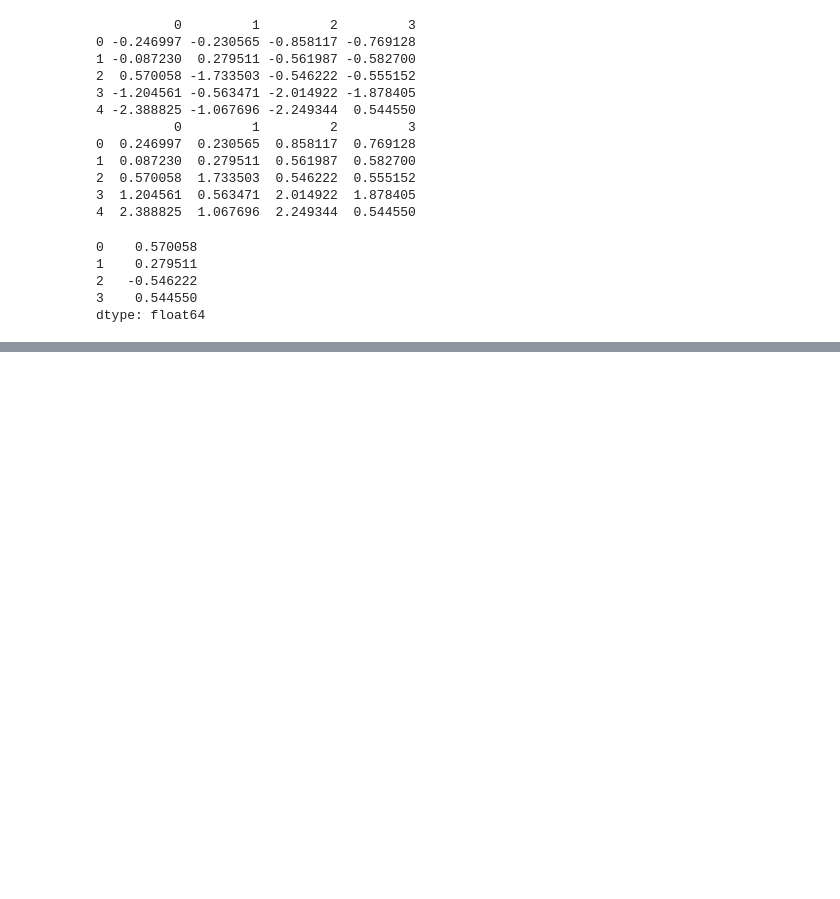
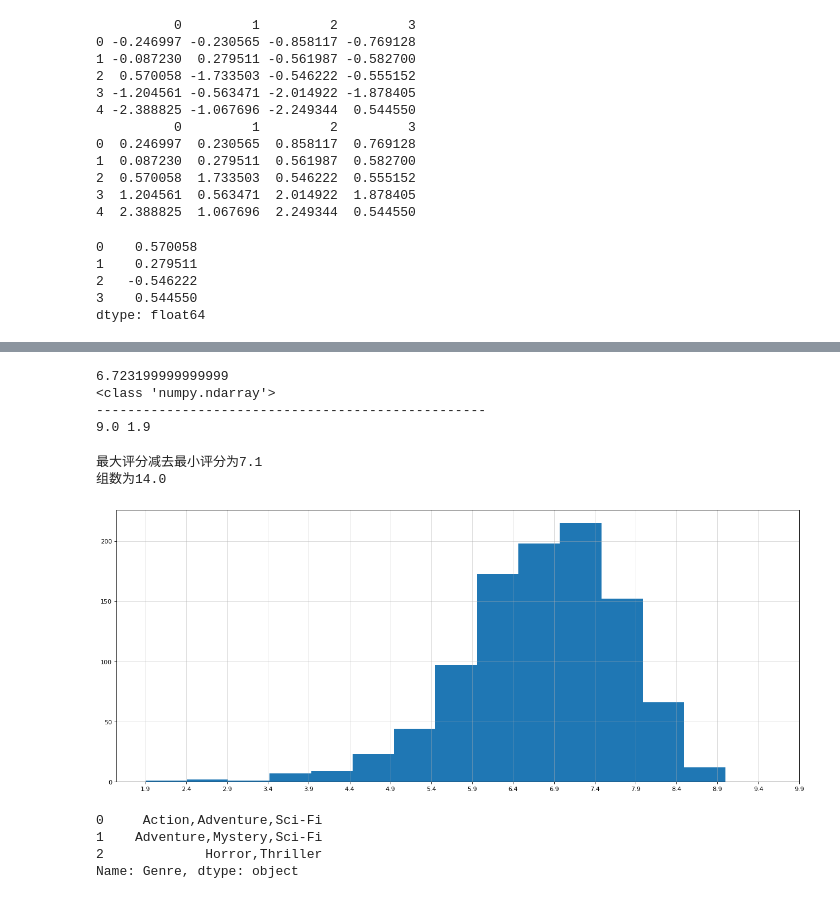
Before and after one commit to cfzjz/2025python, a Jupyter notebook: day12/learn-pandas.ipynb, the cells around one changed output, grey strips where cells are left out. Saved outputs shown, nothing was run; the diff lists cells and outputs as text; code cells hidden in the pictures; blank space fills up the shorter version.

```diff
--- a/day12/learn-pandas.ipynb
+++ b/day12/learn-pandas.ipynb
@@ -615,0 +1156,51 @@ dtype: float64
+# %%
+#电影评分的分布情况
+# 获取平均评分
+print(df["Rating"].mean())
+
+# rating,runtime分布情况
+# 选择图形，直方图
+# 准备数据
+runtime_data = df["Rating"].values
+print(type(runtime_data))
+max_runtime = runtime_data.max()
+min_runtime = runtime_data.min()
+print('-'*50)
+print(max_runtime,min_runtime) #最大值最小值电影评分
+# %% [output]
+6.723199999999999
+<class 'numpy.ndarray'>
+--------------------------------------------------
+9.0 1.9
+# %%
+# 计算组数
+print(f'最大评分减去最小评分为{max_runtime - min_runtime}')
+num_bin = (max_runtime - min_runtime) // 0.5  #对不齐的原因是因为9.0-1.9不能整除0.5
+
+print(f'组数为{num_bin}')
+# 设置图形的大小
+plt.figure(figsize=(20, 8), dpi=80)
+# 第二个bins参数必须为int或sequence或str，bins代表划分为多少个单元
+plt.hist(runtime_data, int(num_bin))
+plt.grid(alpha=0.5)
+#因为range的步长不支持0.5,自己做一个列表
+_x = [min_runtime]
+i = min_runtime
+while i <= max_runtime + 0.5:
+    i = i + 0.5
+    _x.append(i)
+
+plt.xticks(_x) #设置x轴的刻度
+
+plt.show()
+# %% [output]
+最大评分减去最小评分为7.1
+组数为14.0
+[figure, added]
+# %%
+print(df["Genre"].head(3))
+# %% [output]
+0     Action,Adventure,Sci-Fi
+1    Adventure,Mystery,Sci-Fi
+2             Horror,Thriller
+Name: Genre, dtype: object
```
Also changed, not shown: parts of 53 cells of this notebook, 3 other files.
